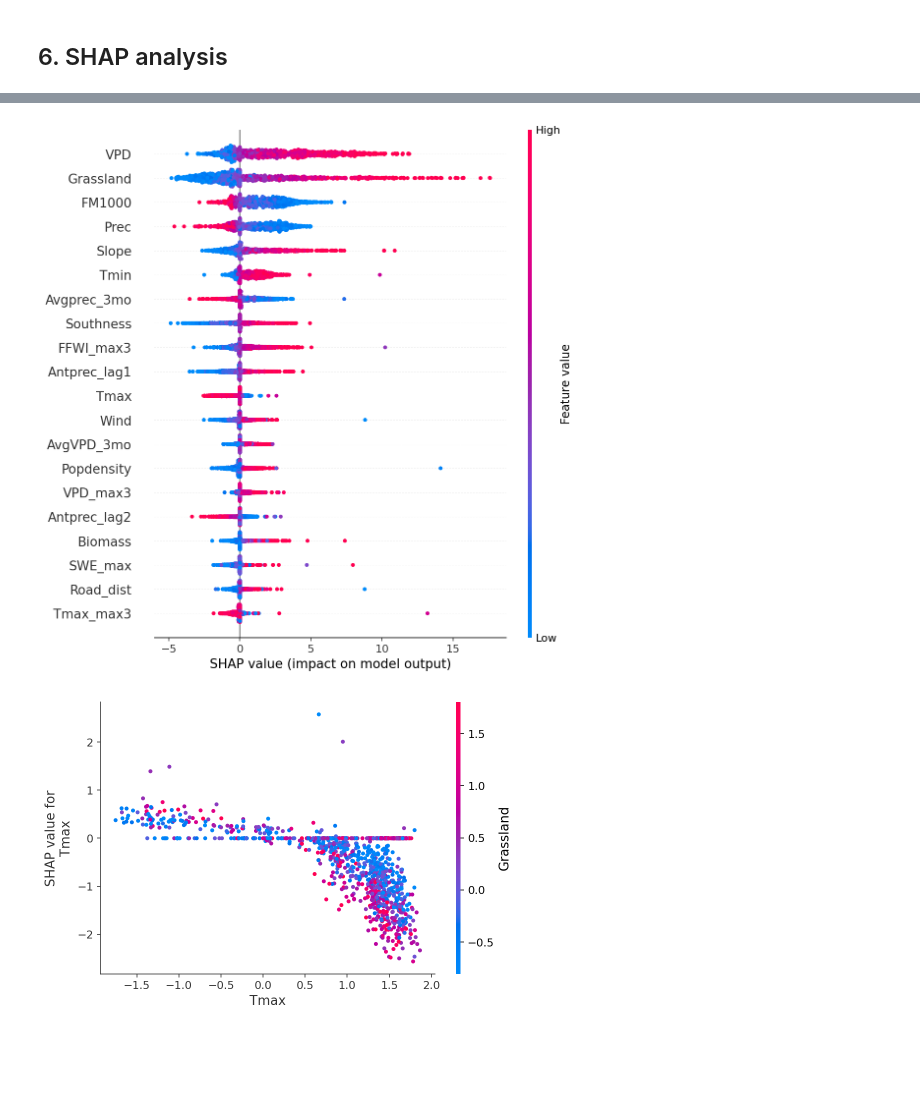
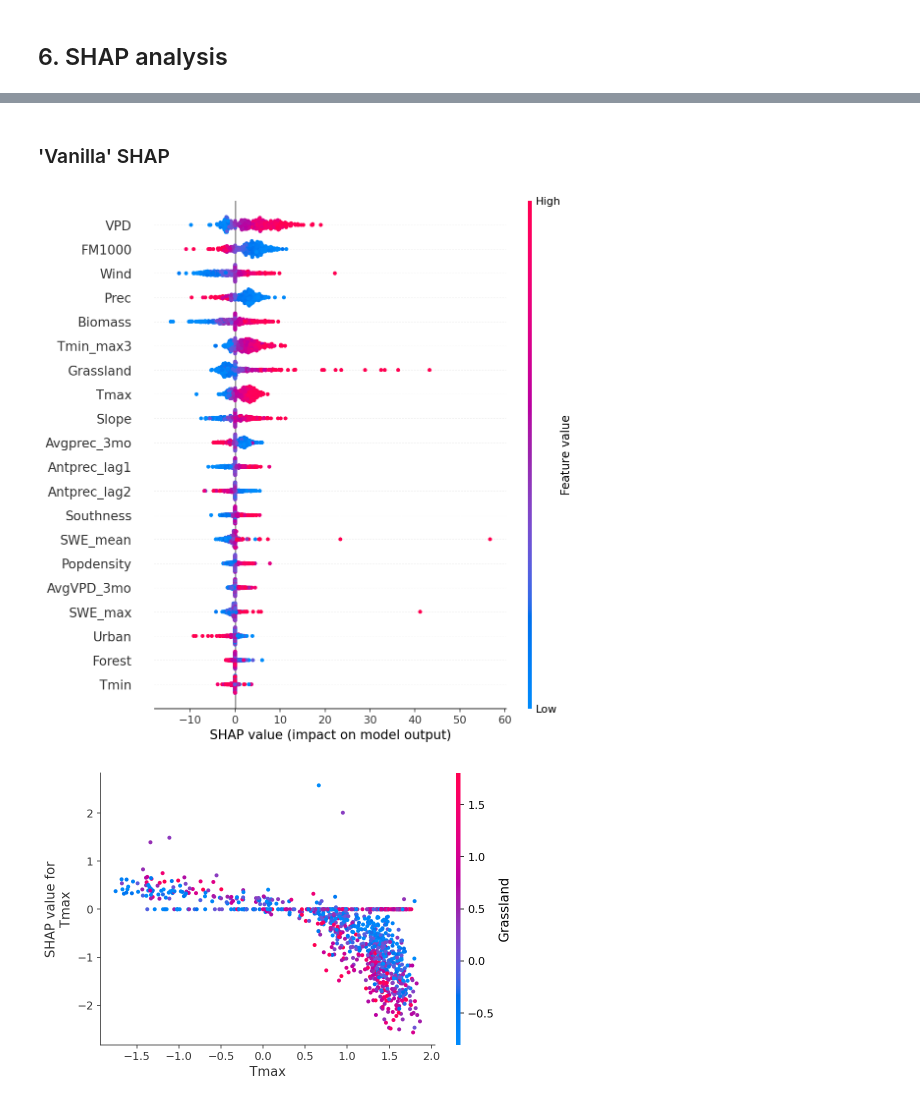
Before and after one commit to jtbuch/smlfire1.0, a Jupyter notebook: scripts/ml_grid_fire_size.ipynb, the cells around one changed output, grey strips where cells are left out. Saved outputs shown, nothing was run; the diff lists cells and outputs as text; code cells hidden in the pictures; blank space fills up the shorter version.

```diff
--- a/scripts/ml_grid_fire_size.ipynb
+++ b/scripts/ml_grid_fire_size.ipynb
@@ -99,9 +94,8 @@ tot_test_months= 12
 end_month= start_month + tot_test_months
 # %%
 X_sizes_train, X_sizes_val, y_sizes_train, y_sizes_val, fire_size_train, fire_size_test, X_sizes_test, y_sizes_test= fire_size_data(res= '12km', \
-                            dropcols= drop_col_func(mod_type= 'normal', add_var_flag= True, add_var_list= ['Delta_T', 'Lightning']), \
+                            dropcols= drop_col_func(mod_type= 'normal', add_var_flag= True, add_var_list= ['FFWI_max3', 'Delta_T', 'Lightning']), \
                             start_month= start_month, tot_test_months= tot_test_months, threshold= 4, scaled= scaled_flag, tflag= True) #tflag= True; scaled= True, rh_flag= True
-#total fires < 18646 while using scaled flag == True because there are grid cells with NaN scaling, especially when including SWE predictors
 
 X_sizes_train_df= pd.concat([X_sizes_train, X_sizes_val], sort= False).reset_index().drop(columns=['index'])
 X_sizes_tot= pd.concat([X_sizes_train_df, X_sizes_test], sort= False).reset_index().drop(columns=['index'])
@@ -146,12 +140,12 @@ X_freq_df[tmp_freq_df.columns]= scaler.transform(tmp_freq_df) #size_scaler
 X_train_tot= X_freq_df.iloc[fire_freq_train_df.index]
 X_train_tot.loc[:, 'reg_indx']= fire_freq_train_df.reg_indx
 X_train_tot.loc[:, 'month']= fire_freq_train_df.month
-X_train_tot= X_train_tot.reset_index().drop(columns=['index', 'Solar', 'Ant_Tmax', 'RH', 'Ant_RH', 'RH_min3', 'FFWI_max7', 'Avgprec_4mo', 'Avgprec_2mo', 'Camp_num', \
+X_train_tot= X_train_tot.reset_index().drop(columns=['index', 'Solar', 'Ant_Tmax', 'RH', 'Ant_RH', 'RH_min3', 'FFWI_max3', 'FFWI_max7', 'Avgprec_4mo', 'Avgprec_2mo', 'Camp_num', \
                                     'AvgVPD_4mo', 'AvgVPD_2mo', 'Tmax_max7', 'VPD_max7', 'Tmin_max7', 'Elev', 'Delta_T', 'Lightning']) #'RH', 'Ant_RH', 'RH_min3'
 X_test_df= X_freq_df.iloc[fire_freq_test_df.index]
 X_test_df.loc[:, 'reg_indx']= fire_freq_test_df.reg_indx
 X_test_df.loc[:, 'month']= fire_freq_test_df.month
-X_test_df= X_test_df.reset_index().drop(columns=['index', 'Solar', 'Ant_Tmax', 'RH', 'Ant_RH', 'RH_min3', 'FFWI_max7', 'Avgprec_4mo', 'Avgprec_2mo', 'Camp_num', \
+X_test_df= X_test_df.reset_index().drop(columns=['index', 'Solar', 'Ant_Tmax', 'RH', 'Ant_RH', 'RH_min3', 'FFWI_max3', 'FFWI_max7', 'Avgprec_4mo', 'Avgprec_2mo', 'Camp_num', \
                                     'AvgVPD_4mo', 'AvgVPD_2mo', 'Tmax_max7', 'VPD_max7', 'Tmin_max7', 'Elev', 'Delta_T', 'Lightning'])
 
 X_freq_tot= pd.concat([X_train_tot, X_test_df], sort= False).reset_index().drop(columns=['index'])
@@ -597,4 +591,20 @@ reg_data_size_df.to_hdf('../sav_files/grid_size_runs_%s'%run_id + '/gpd_mon_fire
 reg_ext_data_size_df.to_hdf('../sav_files/grid_size_runs_%s'%run_id + '/gpd_ext_mon_fire_size_%s'%size_id + '_data_freq_df.h5', key= 'df', mode= 'w')
 # %% [markdown]
 ## 6. SHAP analysis
+# %%
+dry_seas_start_mon= np.arange(4, 443, 12)
+dry_seas_mons= []
+
+for i in tqdm(range(len(dry_seas_start_mon))):
+    dry_seas_mons.append(np.arange(dry_seas_start_mon[i], dry_seas_start_mon[i] + 5, 1))
+
+dry_seas_mons= np.array(dry_seas_mons).flatten()
+# %%
+wet_seas_start_mon= np.arange(9, 443, 12) #297
+wet_seas_mons= []
+
+for i in tqdm(range(len(wet_seas_start_mon))):
+    wet_seas_mons.append(np.arange(wet_seas_start_mon[i], wet_seas_start_mon[i] + 6, 1))
+
+wet_seas_mons= np.insert(np.array(wet_seas_mons).flatten(), 0, np.array([0, 1, 2]))
 # %%
@@ -621 +700,3 @@ MDN trained for 277 epochs
+# %% [markdown]
+### 'Vanilla' SHAP
 # %%
@@ -647,11 +728,11 @@ for r in tqdm(regarr):
 X_plot_df.to_hdf('../sav_files/shap_files/fire_size_data_%s.h5'%size_id, key= 'df', mode= 'w')
 pd.DataFrame(np.vstack(reg_shap_vals), columns= X_sizes_test.columns).to_hdf('../sav_files/shap_files/fire_size_shap_%s.h5'%size_id, key= 'df', mode= 'w')
 # %%
-regindx= 6
-#shap.summary_plot(reg_shap_vals[2], X_plot_df.groupby('reg_indx').get_group(regindx).drop(columns= ['reg_indx']))
-shap.summary_plot(reg_shap_vals[regindx-1], X_plot_df.groupby('reg_indx').get_group(regindx).drop(columns= ['reg_indx']))
+regindx= 2
+shap.summary_plot(reg_shap_vals[0], X_plot_df.groupby('reg_indx').get_group(regindx).drop(columns= ['reg_indx']))
+#shap.summary_plot(reg_shap_vals[regindx - 1], X_plot_df.groupby('reg_indx').get_group(regindx).drop(columns= ['reg_indx']))
 # %% [output]
-[figure, old version]
+[figure, new version]
 # %%
 regindx= 6
 shap.dependence_plot(0, reg_shap_vals[regindx-1],  X_plot_df.groupby('reg_indx').get_group(regindx).drop(columns= ['reg_indx']))
```
Also changed, not shown: parts of 9 cells of this notebook, 20 other files.
